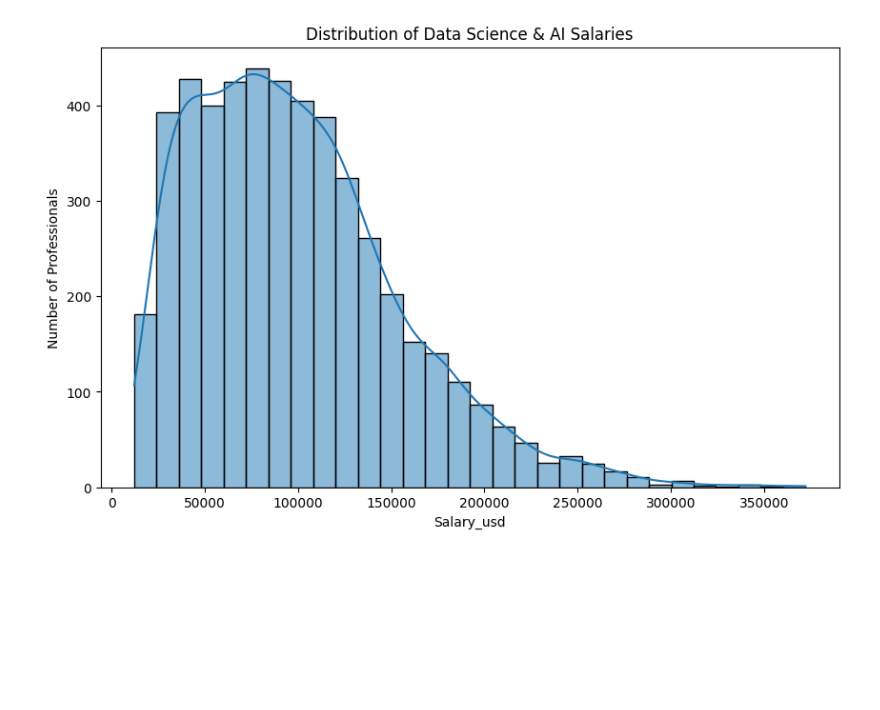
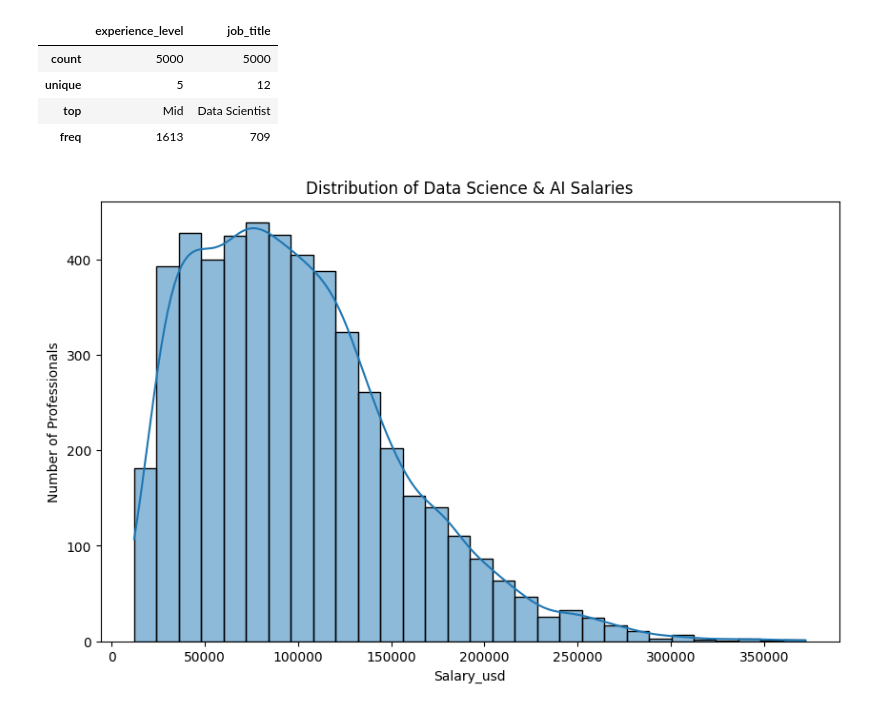
Before and after one commit to ConradNats/ai-data-science-career-intelligence, a Jupyter notebook: notebooks/03_exploratory_data_analysis.ipynb, the cells around one changed output. Saved outputs shown, nothing was run; the diff lists cells and outputs as text; code cells hidden in the pictures; blank space fills up the shorter version.

```diff
--- a/notebooks/03_exploratory_data_analysis.ipynb
+++ b/notebooks/03_exploratory_data_analysis.ipynb
@@ -8,3 +66,11 @@ df= pd.read_csv(r"C:\Users\HP\OneDrive\Desktop\AI-Data-Science-Career-Intelligen
+# %%
+df[['experience_level', 'job_title']].describe()
+# %% [output]
+|  | experience_level | job_title |
+| count | 5000 | 5000 |
+| unique | 5 | 12 |
+| top | Mid | Data Scientist |
+| freq | 1613 | 709 |
 # %%
 #Data Science and AI distribution
 plt.figure(figsize=(10,6))
```
Also changed, not shown: parts of 5 cells of this notebook.
